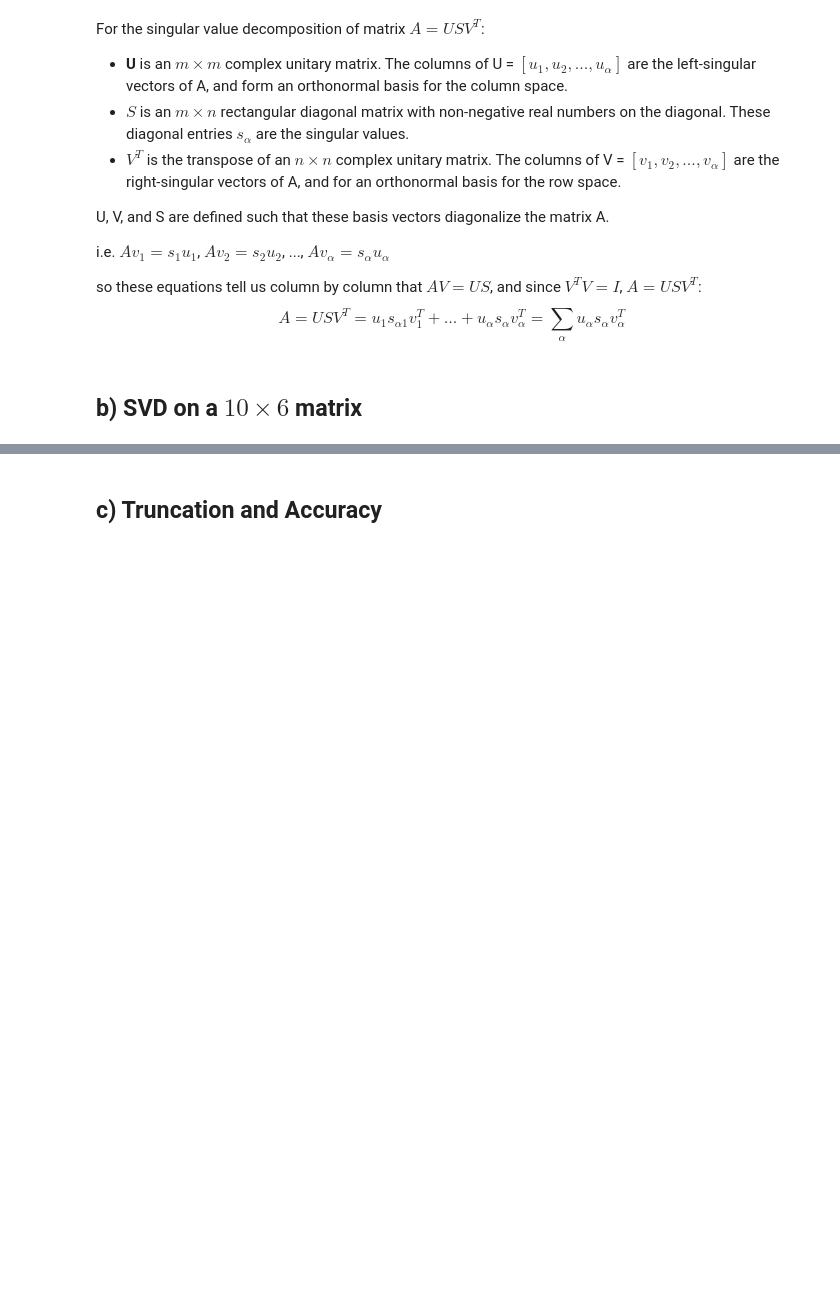
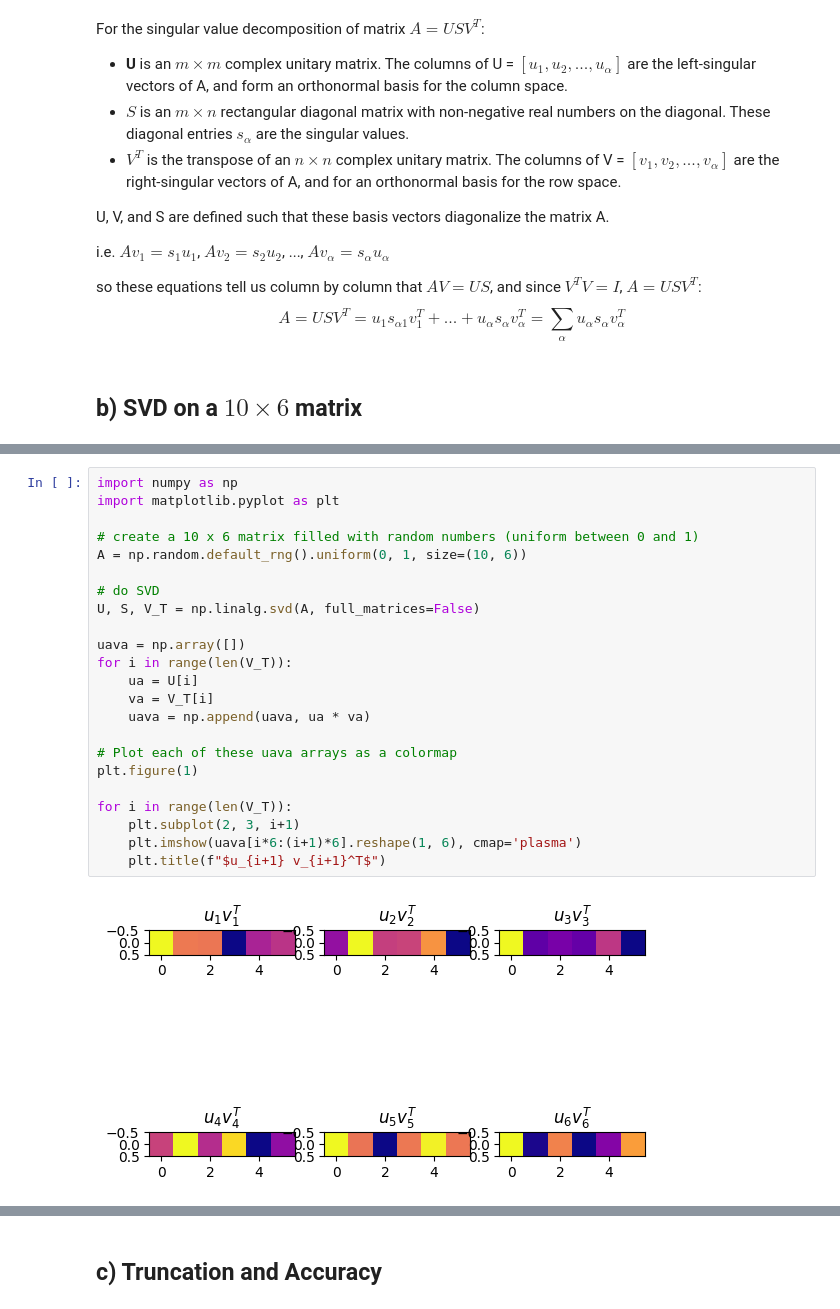
Before and after one commit to LFW25/PHYS512-Computational_Physics, a Jupyter notebook: Assignments/A4.ipynb, the cells around one changed output, grey strips where cells are left out. Cells and saved outputs as stored; diff of their text form; blank space fills up the shorter version.

```diff
--- a/Assignments/A4.ipynb
+++ b/Assignments/A4.ipynb
@@ -74,0 +19,25 @@ Recreation = Original: True
+# %%
+import numpy as np
+import matplotlib.pyplot as plt
+
+# create a 10 x 6 matrix filled with random numbers (uniform between 0 and 1)
+A = np.random.default_rng().uniform(0, 1, size=(10, 6))
+
+# do SVD
+U, S, V_T = np.linalg.svd(A, full_matrices=False)
+
+uava = np.array([])
+for i in range(len(V_T)):
+    ua = U[i]
+    va = V_T[i]
+    uava = np.append(uava, ua * va)
+
+# Plot each of these uava arrays as a colormap
+plt.figure(1)
+
+for i in range(len(V_T)):
+    plt.subplot(2, 3, i+1)
+    plt.imshow(uava[i*6:(i+1)*6].reshape(1, 6), cmap='plasma')
+    plt.title(f"$u_{i+1} v_{i+1}^T$")
+# %% [output]
+[figure, added]
```
Also changed, not shown: parts of 15 cells of this notebook.
